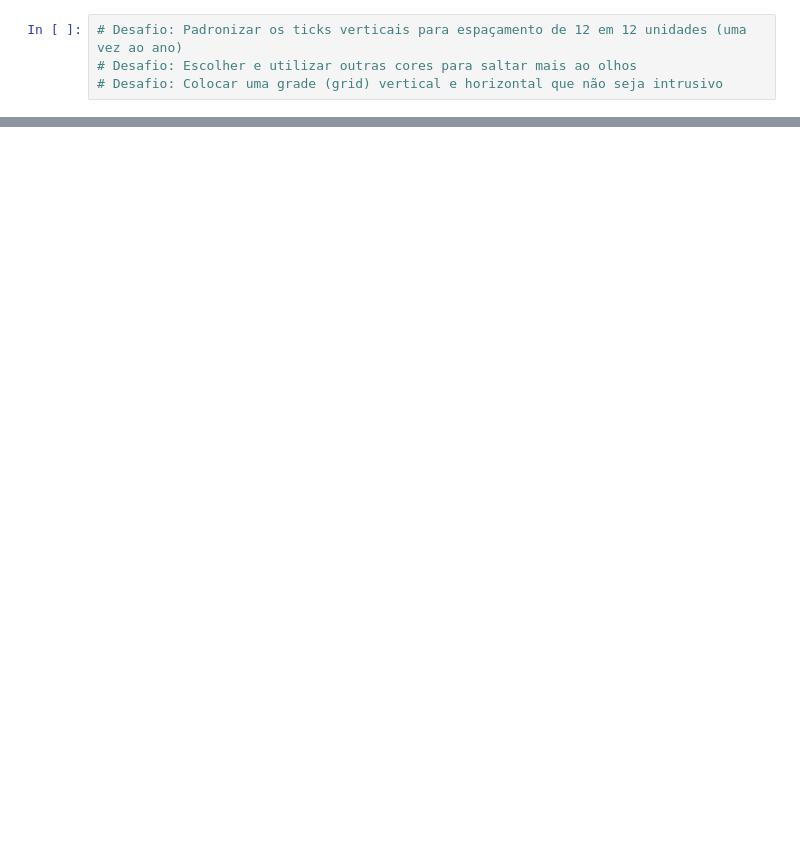
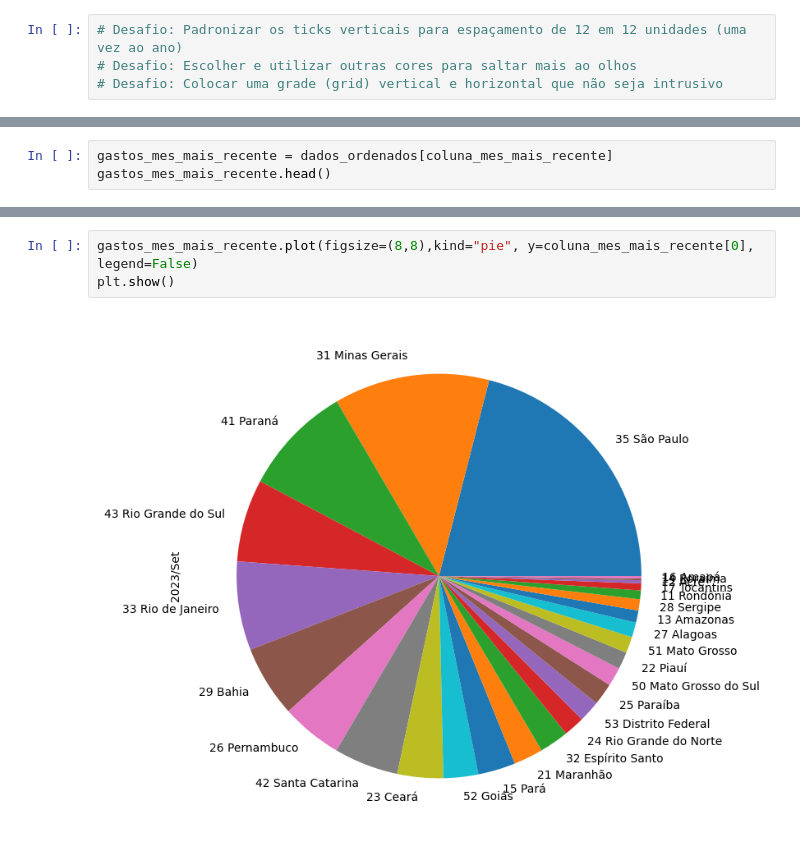
Before and after one commit to alexsoares4a/producao_hospitalar, a Jupyter notebook: producao_hospitalar.ipynb, the cells around one changed output, grey strips where cells are left out. Drawn from its saved outputs; the diff is of its cells as text; blank space fills up the shorter version.

```diff
--- a/producao_hospitalar.ipynb
+++ b/producao_hospitalar.ipynb
@@ -876,0 +933,3 @@ Name: 31 Minas Gerais, Length: 197, dtype: float64
+# %%
+gastos_mes_mais_recente = dados_ordenados[coluna_mes_mais_recente]
+gastos_mes_mais_recente.head()
@@ -876,0 +944,5 @@ Name: 31 Minas Gerais, Length: 197, dtype: float64
+# %%
+gastos_mes_mais_recente.plot(figsize=(8,8),kind="pie", y=coluna_mes_mais_recente[0], legend=False)
+plt.show()
+# %% [output]
+[figure, added]
```
Also changed, not shown: parts of 33 cells of this notebook, 1 other file.
